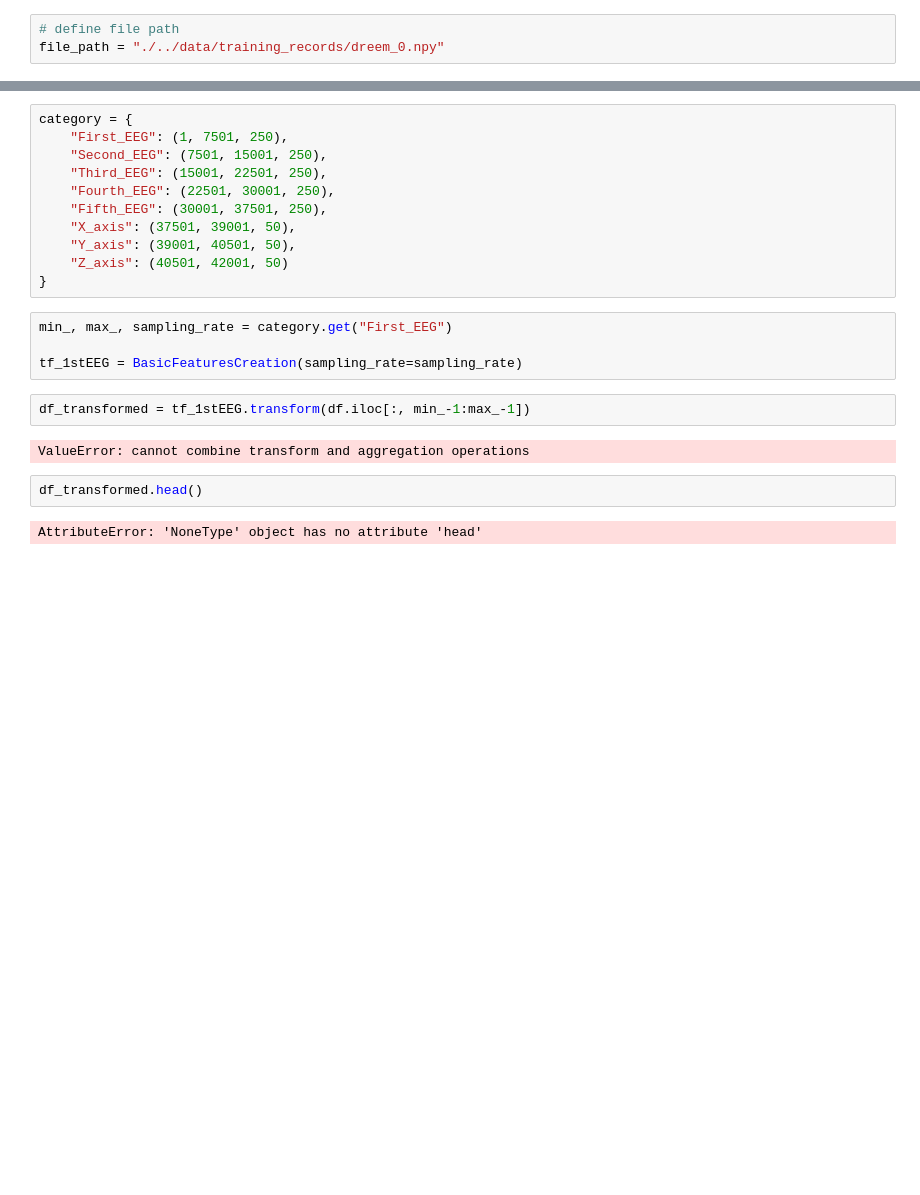
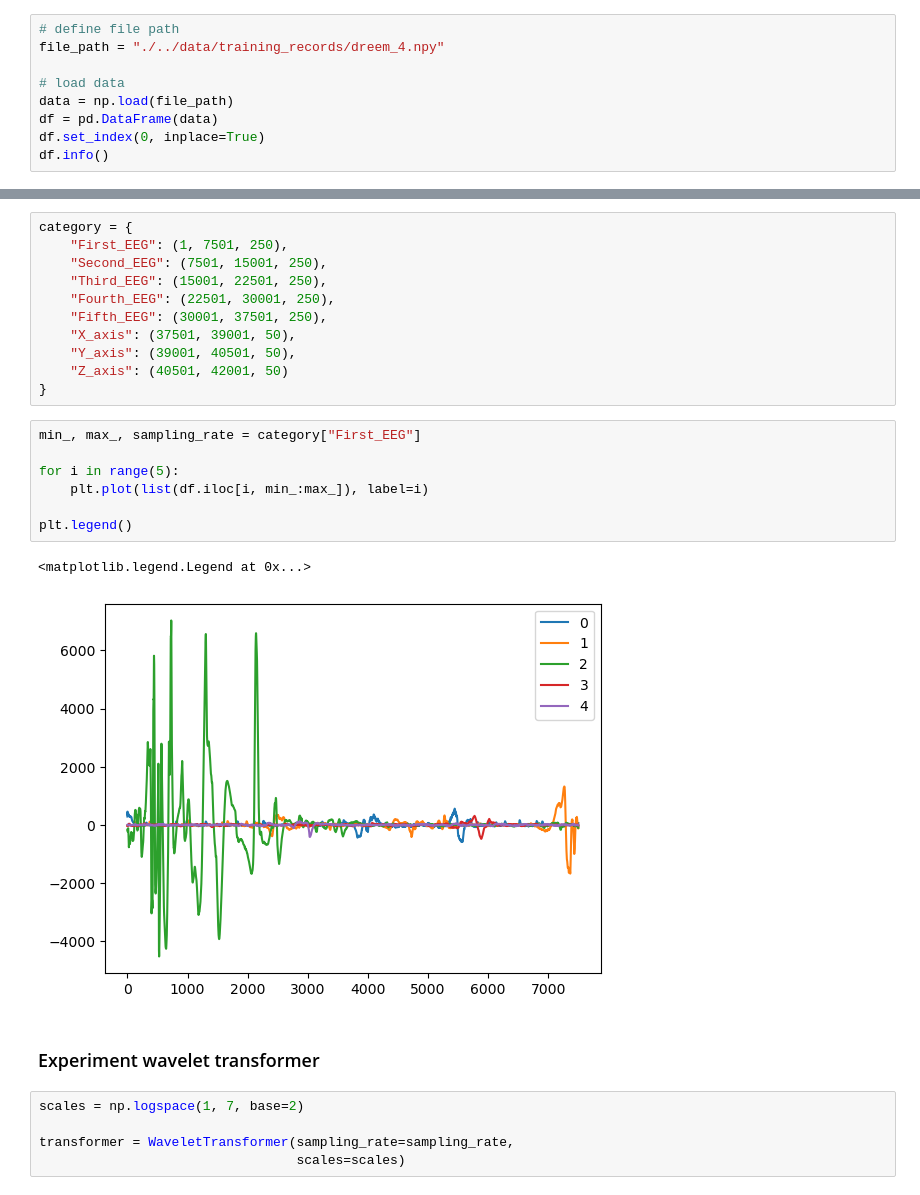
Before and after one commit to MehdiEK/DreemSleepStaging, a Jupyter notebook: preprocessing/test.ipynb, the cells around one changed output, grey strips where cells are left out. Saved outputs shown, nothing was run; the diff lists cells and outputs as text; blank space fills up the shorter version.

Commit message:
[preprocessing] - Test with wavelets

```diff
--- a/preprocessing/test.ipynb
+++ b/preprocessing/test.ipynb
@@ -6,3 +9,9 @@ from main_preprocessing import BasicFeaturesCreation
 # %%
 # define file path
-file_path = "./../data/training_records/dreem_0.npy"
+file_path = "./../data/training_records/dreem_4.npy"
+
+# load data
+data = np.load(file_path)
+df = pd.DataFrame(data)
+df.set_index(0, inplace=True)
+df.info()
@@ -29,15 +32,20 @@ category = {
     "Y_axis": (39001, 40501, 50),
     "Z_axis": (40501, 42001, 50)
 }
-# %%
-min_, max_, sampling_rate = category.get("First_EEG")
-
-tf_1stEEG = BasicFeaturesCreation(sampling_rate=sampling_rate)
-# %%
-df_transformed = tf_1stEEG.transform(df.iloc[:, min_-1:max_-1])
-# %% [output]
-ValueError: cannot combine transform and aggregation operations
-# %%
-df_transformed.head()
-# %% [output]
-AttributeError: 'NoneType' object has no attribute 'head'
+# %%
+min_, max_, sampling_rate = category["First_EEG"]
+
+for i in range(5):
+    plt.plot(list(df.iloc[i, min_:max_]), label=i)
+
+plt.legend()
+# %% [output]
+<matplotlib.legend.Legend at 0x...>
+[figure, added]
+# %% [markdown]
+### Experiment wavelet transformer
+# %%
+scales = np.logspace(1, 7, base=2)
+
+transformer = WaveletTransformer(sampling_rate=sampling_rate,
+                                 scales=scales)
```
Also changed, not shown: parts of 6 cells of this notebook.
